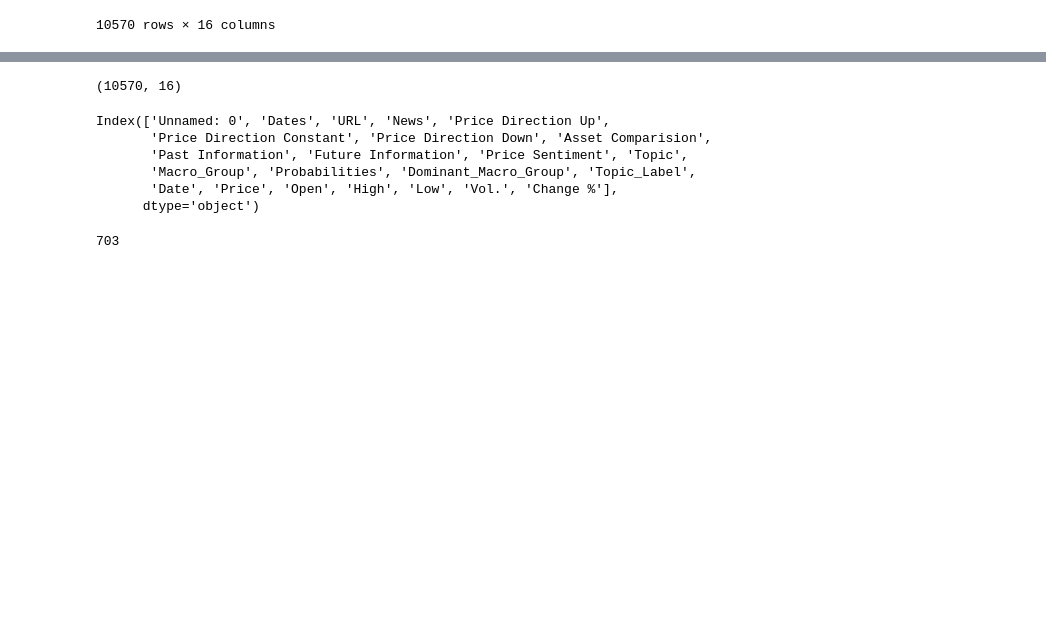
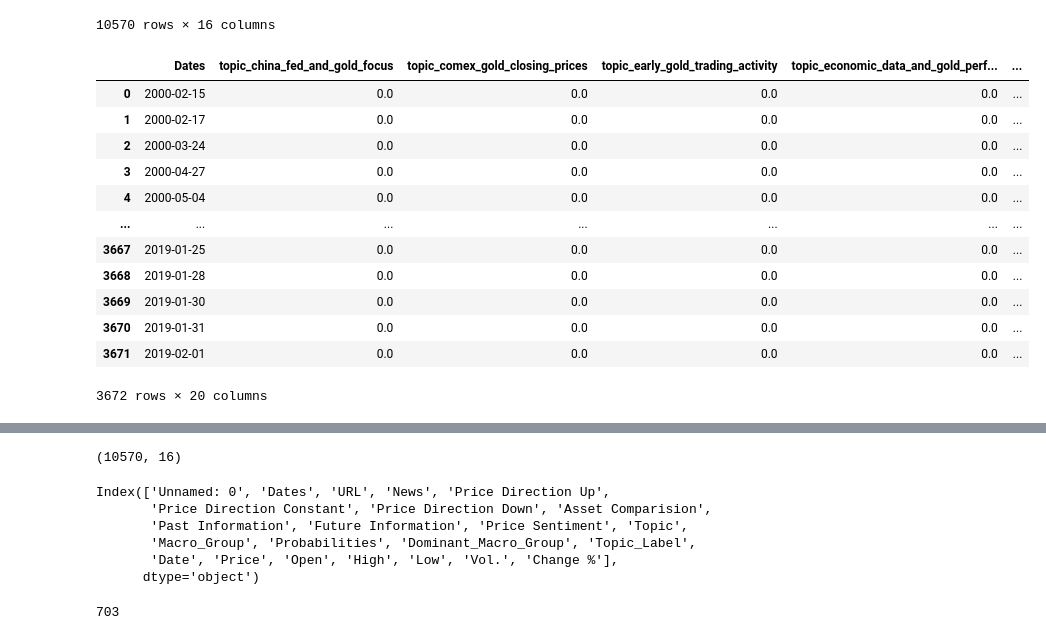
Before and after one commit to visheshgupta19/IDS_705_Final_Project, a Jupyter notebook: cluster_topic_LSTM.ipynb, the cells around one changed output, grey strips where cells are left out. Drawn from its saved outputs; the diff is of its cells as text; code cells hidden in the pictures; blank space fills up the shorter version.

Commit message:
clustering output

```diff
--- a/cluster_topic_LSTM.ipynb
+++ b/cluster_topic_LSTM.ipynb
@@ -55,3 +55,54 @@ cluster_df
 | 10568 | 10568 | 11-06-2008 | http://www.marketwatch.com/story/... | august gold up $7.60 at $878.80 a... | 1 | 0 | 0 | ... |
 | 10569 | 10569 | 01-10-2007 | http://www.marketwatch.com/story/... | december gold down $1 at $749 an ... | 0 | 0 | 1 | ... |
 10570 rows × 16 columns
+# %%
+import pandas as pd
+
+# --- Step 1: Parse dates safely ---
+cluster_df["Dates"] = pd.to_datetime(
+    cluster_df["Dates"], dayfirst=True, errors="coerce"
+)
+price_df["Date"] = pd.to_datetime(price_df["Date"], errors="coerce")
+
+# --- Step 2: Drop rows with invalid dates ---
+cluster_df = cluster_df.dropna(subset=["Dates"])
+price_df = price_df.dropna(subset=["Date"])
+
+# --- Step 3: Convert to date only (no time component) ---
+cluster_df["Dates"] = cluster_df["Dates"].dt.date
+price_df["Date"] = price_df["Date"].dt.date
+
+# --- Step 4: Group by Dates and Topic_Label, count headline frequency ---
+daily_counts = (
+    cluster_df.groupby(["Dates", "Topic_Label"]).size().reset_index(name="count")
+)
+
+# --- Step 5: Pivot to get frequency embedding ---
+frequency_embedding = daily_counts.pivot(
+    index="Dates", columns="Topic_Label", values="count"
+).fillna(0)
+
+# --- Step 6: Sanitize string column names for modeling ---
+frequency_embedding.columns = [
+    f"topic_{str(col).lower().replace(' ', '_').replace('&', 'and').replace(',', '')}"
+    for col in frequency_embedding.columns
+]
+
+# --- Step 7 (Optional): Reset index if needed ---
+frequency_embedding = frequency_embedding.reset_index()
+# %%
+frequency_embedding
+# %% [output]
+|  | Dates | topic_china_fed_and_gold_focus | topic_comex_gold_closing_prices | topic_early_gold_trading_activity | topic_economic_data_and_gold_perf... | ... |
+| 0 | 2000-02-15 | 0.0 | 0.0 | 0.0 | 0.0 | ... |
+| 1 | 2000-02-17 | 0.0 | 0.0 | 0.0 | 0.0 | ... |
+| 2 | 2000-03-24 | 0.0 | 0.0 | 0.0 | 0.0 | ... |
+| 3 | 2000-04-27 | 0.0 | 0.0 | 0.0 | 0.0 | ... |
+| 4 | 2000-05-04 | 0.0 | 0.0 | 0.0 | 0.0 | ... |
+| ... | ... | ... | ... | ... | ... | ... |
+| 3667 | 2019-01-25 | 0.0 | 0.0 | 0.0 | 0.0 | ... |
+| 3668 | 2019-01-28 | 0.0 | 0.0 | 0.0 | 0.0 | ... |
+| 3669 | 2019-01-30 | 0.0 | 0.0 | 0.0 | 0.0 | ... |
+| 3670 | 2019-01-31 | 0.0 | 0.0 | 0.0 | 0.0 | ... |
+| 3671 | 2019-02-01 | 0.0 | 0.0 | 0.0 | 0.0 | ... |
+3672 rows × 20 columns
```
Also changed, not shown: parts of 2 cells of this notebook, 3 other files.
